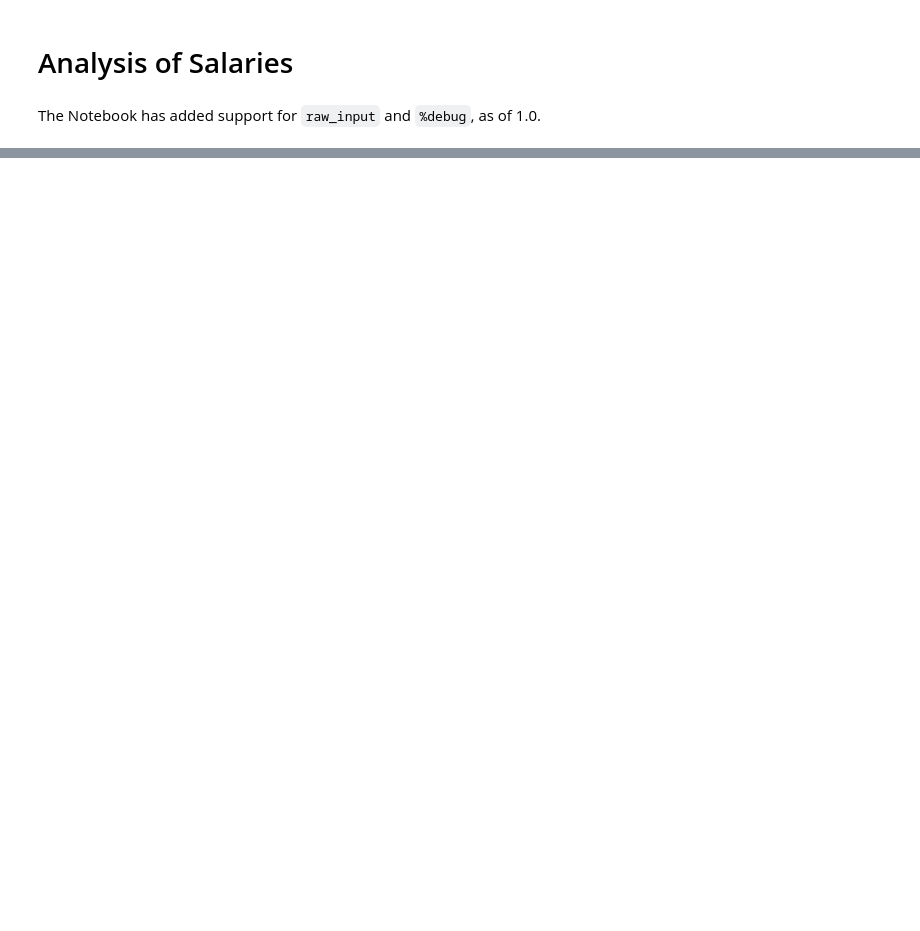
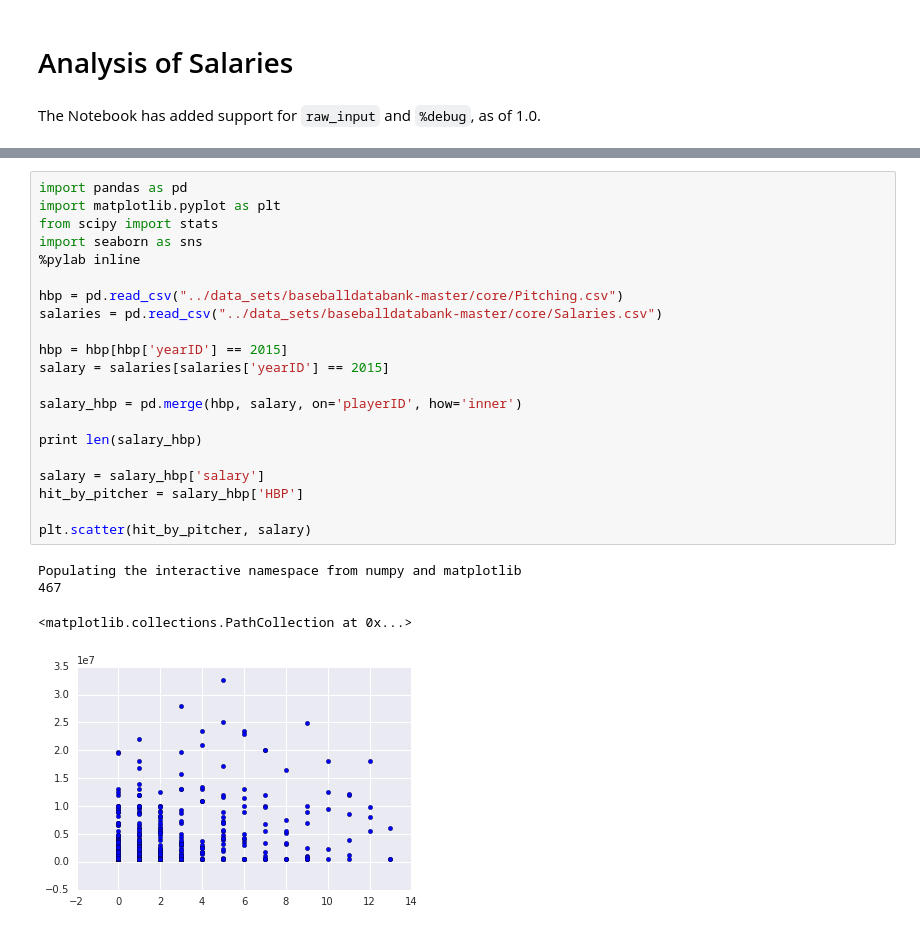
Before and after one commit to jpayne0061/stats, a Jupyter notebook: stats/baseball.ipynb, the cells around one changed output, grey strips where cells are left out. Cells and saved outputs as stored; diff of their text form; blank space fills up the shorter version.

```diff
--- a/stats/baseball.ipynb
+++ b/stats/baseball.ipynb
@@ -36,2 +36,28 @@ Populating the interactive namespace from numpy and matplotlib
+# %%
+import pandas as pd
+import matplotlib.pyplot as plt
+from scipy import stats
+import seaborn as sns
+%pylab inline
+
+hbp = pd.read_csv("../data_sets/baseballdatabank-master/core/Pitching.csv")
+salaries = pd.read_csv("../data_sets/baseballdatabank-master/core/Salaries.csv")
+
+hbp = hbp[hbp['yearID'] == 2015]
+salary = salaries[salaries['yearID'] == 2015]
+
+salary_hbp = pd.merge(hbp, salary, on='playerID', how='inner')
+
+print len(salary_hbp)
+
+salary = salary_hbp['salary']
+hit_by_pitcher = salary_hbp['HBP']
+
+plt.scatter(hit_by_pitcher, salary)
+# %% [output]
+Populating the interactive namespace from numpy and matplotlib
+467
+<matplotlib.collections.PathCollection at 0x...>
+[figure, added]
 # %%
 # %% [output]
```
Also changed, not shown: parts of 2 cells of this notebook.
